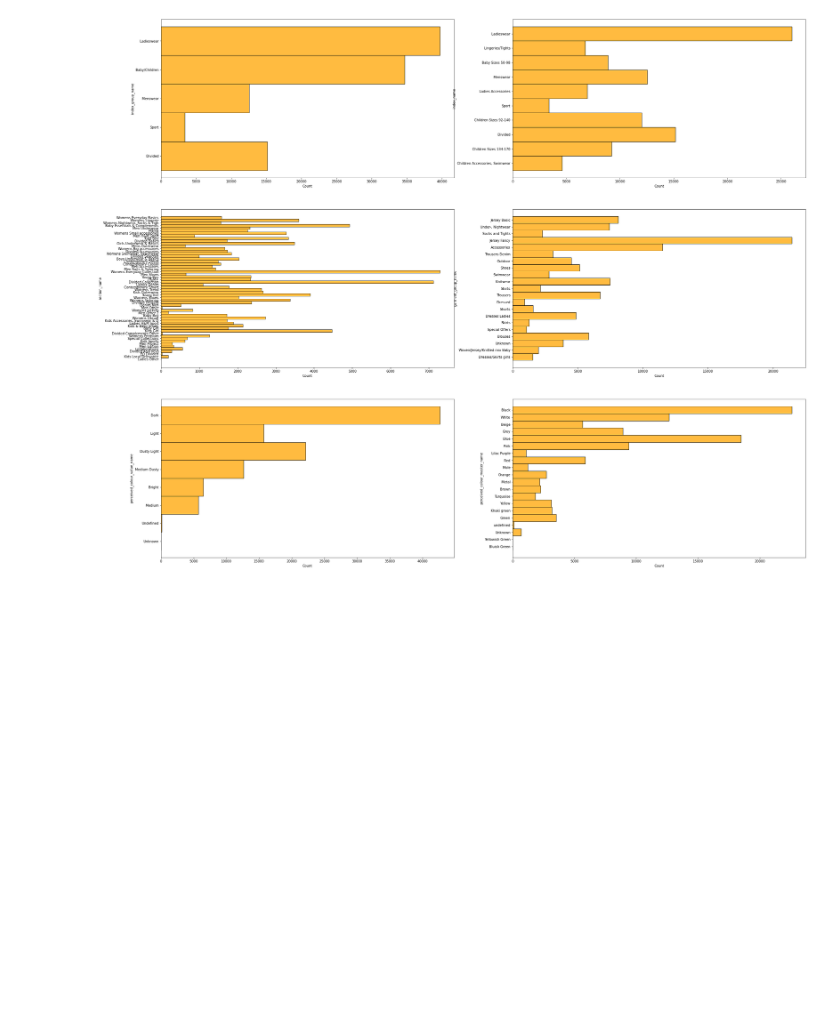
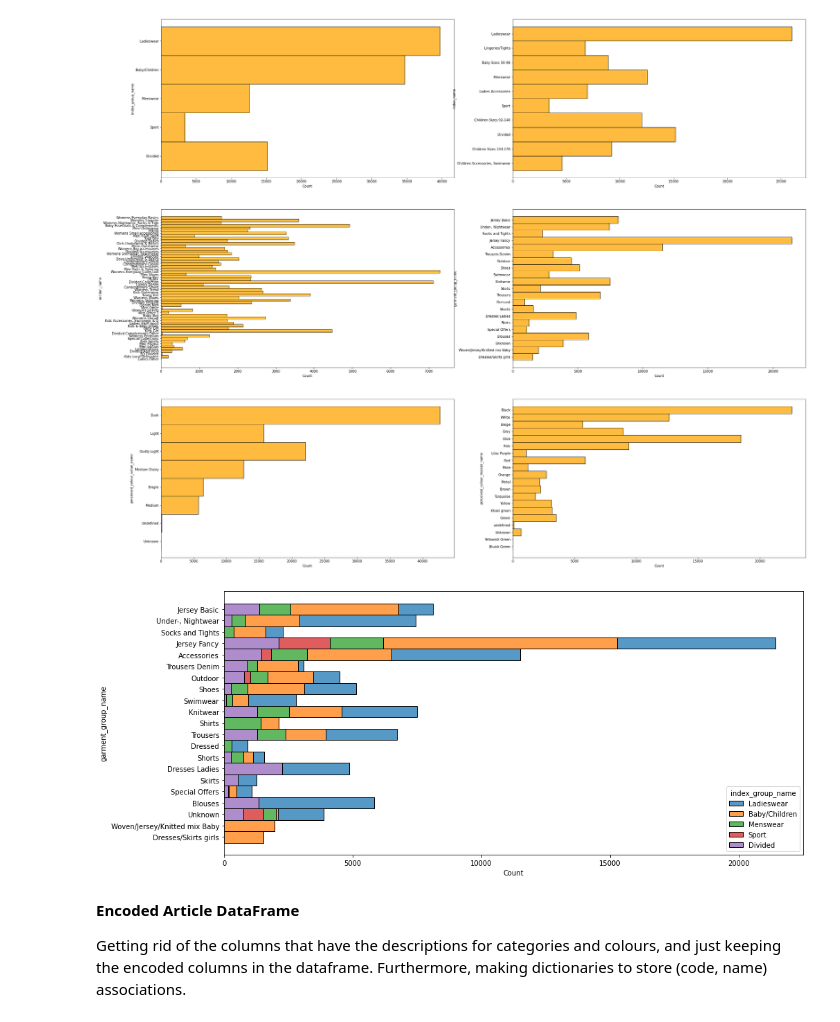
Before and after one commit to bswaika/kaggle_hm_recommender_competition, a Jupyter notebook: kaggle_hm_eda.ipynb, the cells around one changed output. Saved outputs shown, nothing was run; the diff lists cells and outputs as text; code cells hidden in the pictures; blank space fills up the shorter version.

```diff
--- a/kaggle_hm_eda.ipynb
+++ b/kaggle_hm_eda.ipynb
@@ -225,3 +191,13 @@ sns.histplot(data=articles, y='perceived_colour_master_name', color='orange', ax
 plt.show()
 # %% [output]
 [figure]
+# %%
+plt.subplots(figsize=(15, 7))
+sns.histplot(data=articles, y='garment_group_name', hue='index_group_name', multiple='stack')
+plt.show()
+# %% [output]
+[figure, added]
+# %% [markdown]
+**Encoded Article DataFrame**
+
+Getting rid of the columns that have the descriptions for categories and colours, and just keeping the encoded columns in the dataframe. Furthermore, making dictionaries to store (code, name) associations.
```
Also changed, not shown: parts of 43 cells of this notebook.
